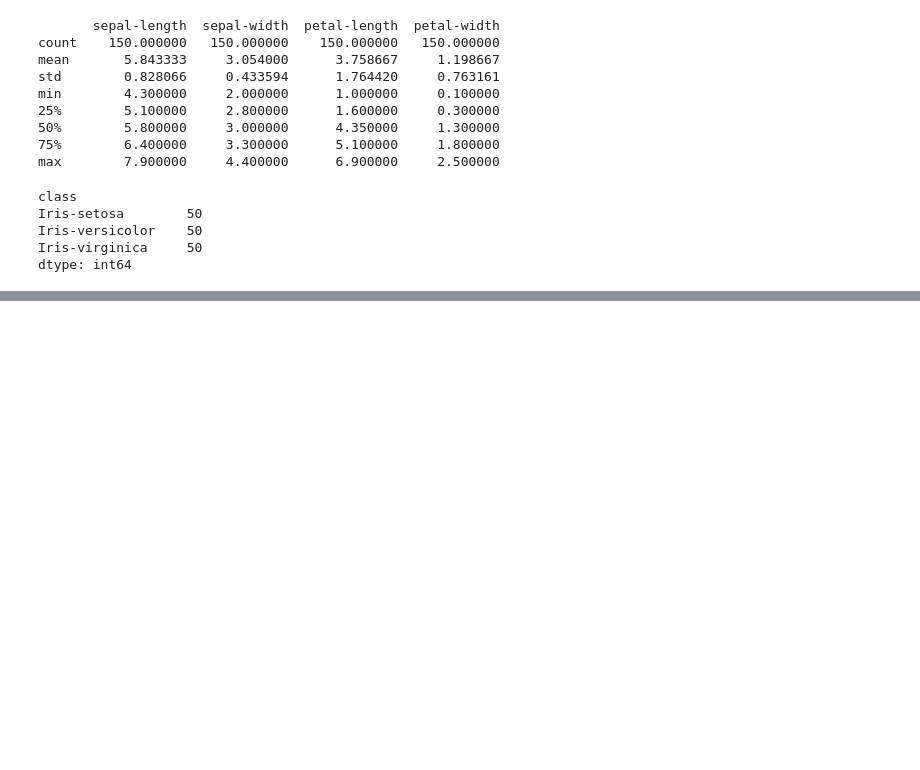
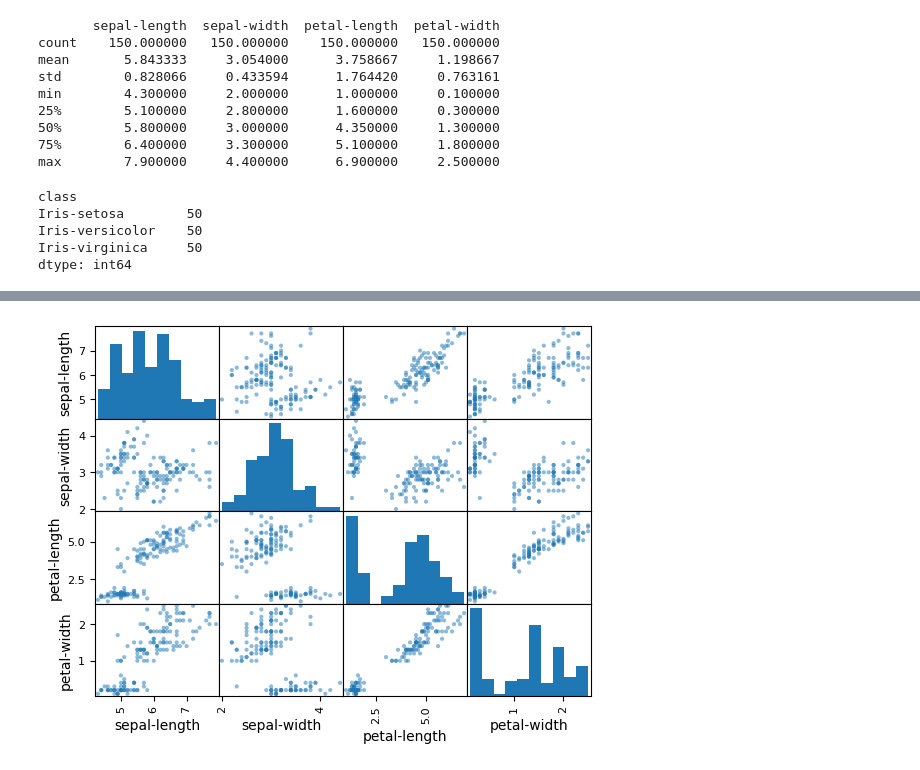
Before and after one commit to JDpodichetty/iRI_2025_AS, a Jupyter notebook: Code/coding practice/iris_ml_exercise.ipynb, the cells around one changed output, grey strips where cells are left out. Saved outputs shown, nothing was run; the diff lists cells and outputs as text; code cells hidden in the pictures; blank space fills up the shorter version.

```diff
--- a/Code/coding practice/iris_ml_exercise.ipynb
+++ b/Code/coding practice/iris_ml_exercise.ipynb
@@ -66,0 +76,6 @@ ImportError: matplotlib is required for plotting when the default backend "matpl
+# %%
+#make a scatterplot
+scatter_matrix(dataset)
+pyplot.show()
+# %% [output]
+[figure, added]
```
Also changed, not shown: parts of 9 cells of this notebook, 2 other files.
